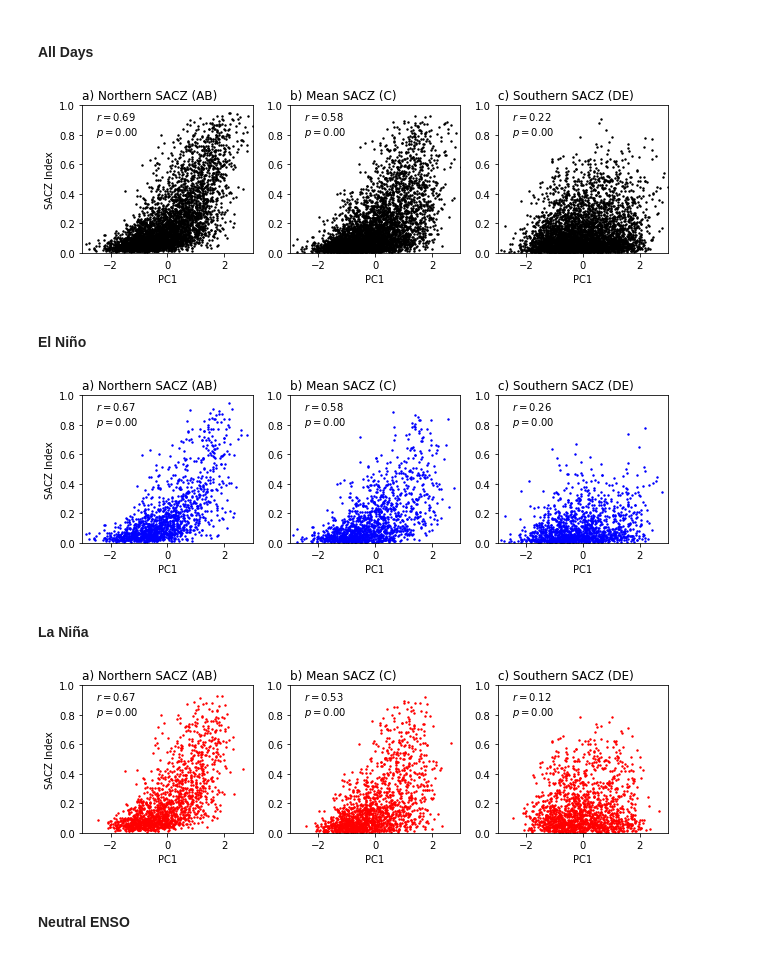
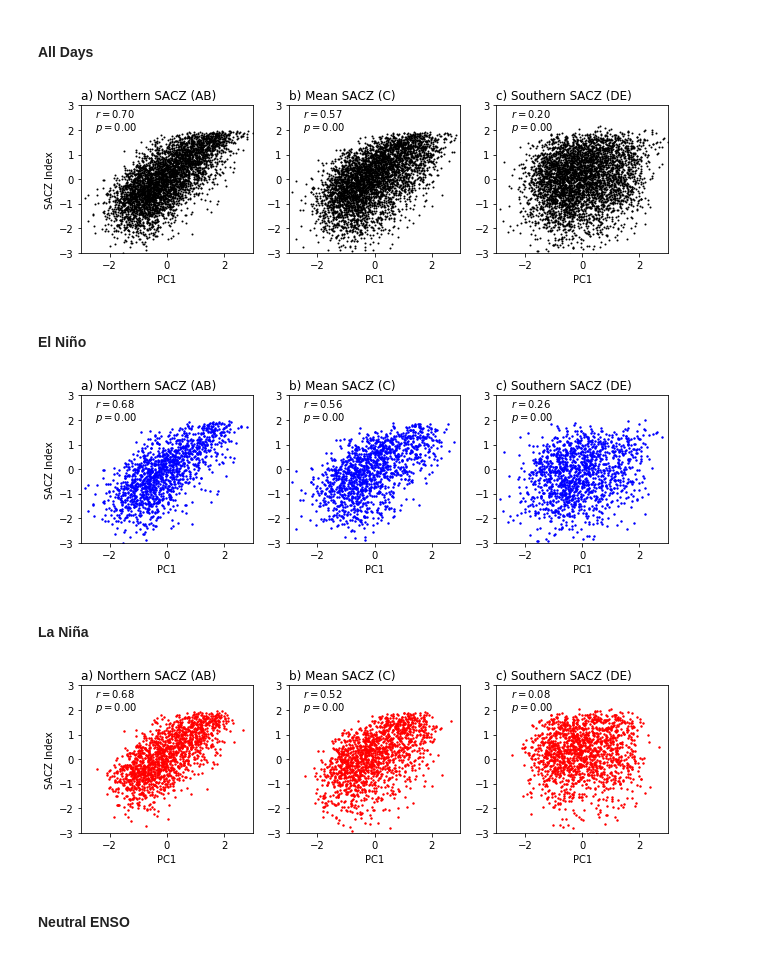
Before and after one commit to davidmnielsen/hugo_sacz_indices, a Jupyter notebook: Hugo_SACZ_Index_Correlations.ipynb, the cells around one changed output. Saved outputs shown, nothing was run; the diff lists cells and outputs as text; code cells hidden in the pictures.

```diff
--- a/Hugo_SACZ_Index_Correlations.ipynb
+++ b/Hugo_SACZ_Index_Correlations.ipynb
@@ -30,0 +63,4 @@ data.head()
+# %%
+data['AB'] = ps.standardize(stats.boxcox(data['AB'].values, 0))
+data['C']  = ps.standardize(stats.boxcox(data['C'] .values, 0))
+data['DE'] = ps.standardize(stats.boxcox(data['DE'].values, 0))
@@ -107,37 +173,38 @@ Correlations between PC1 and SACZ Indices per Month
 # %%
 fig = plt.figure(figsize=(9,3))
 
 fig.add_subplot(131)
-plt.scatter(data['PC1'], data['AB'], s=2, c='k')
+plt.scatter(data['PC1'], data['AB'], s=1, c='k')
 plt.xlabel('PC1'); plt.ylabel('SACZ Index')
 r, p = stats.pearsonr(data['PC1'], data['AB'])
-plt.text(-2.5, 0.9, r'$r=%.2f$' %r)
-plt.text(-2.5, 0.8, r'$p=%.2f$' %p)
-plt.ylim((0,1)); plt.xlim((-3,3))
+plt.text(-2.5, 2.5, r'$r=%.2f$' %r)
+plt.text(-2.5, 2.0, r'$p=%.2f$' %p)
+plt.ylim((-3,3)); plt.xlim((-3,3))
 plt.title('a) Northern SACZ (AB)', loc='left')
 
 fig.add_subplot(132)
-plt.scatter(data['PC1'], data['C'], s=2, c='k')
+plt.scatter(data['PC1'], data['C'], s=1, c='k')
 plt.xlabel('PC1'); # plt.ylabel('SACZ Index')
 r, p = stats.pearsonr(data['PC1'], data['C'])
-plt.text(-2.5, 0.9, r'$r=%.2f$' %r)
-plt.text(-2.5, 0.8, r'$p=%.2f$' %p)
-plt.ylim((0,1)); plt.xlim((-3,3))
+plt.text(-2.5, 2.5, r'$r=%.2f$' %r)
+plt.text(-2.5, 2.0, r'$p=%.2f$' %p)
+plt.ylim((-3,3)); plt.xlim((-3,3))
 plt.title('b) Mean SACZ (C)', loc='left')
 
 fig.add_subplot(133)
-plt.scatter(data['PC1'], data['DE'], s=2, c='k')
+plt.scatter(data['PC1'], data['DE'], s=1, c='k')
 plt.xlabel('PC1'); # plt.ylabel('SACZ Index')
 r, p = stats.pearsonr(data['PC1'], data['DE'])
-plt.text(-2.5, 0.9, r'$r=%.2f$' %r)
-plt.text(-2.5, 0.8, r'$p=%.2f$' %p)
-plt.ylim((0,1)); plt.xlim((-3,3))
+plt.text(-2.5, 2.5, r'$r=%.2f$' %r)
+plt.text(-2.5, 2.0, r'$p=%.2f$' %p)
+plt.ylim((-3,3)); plt.xlim((-3,3))
 plt.title('c) Southern SACZ (DE)', loc='left')
 
 plt.tight_layout()
 plt.show()
+fig.savefig('Scatter_All.png', dpi=300)
 # %% [output]
-[figure, old version]
+[figure, new version]
 # %% [markdown]
 #### El Niño
 # %%
@@ -147,34 +214,34 @@ fig.add_subplot(131)
 plt.scatter(en['PC1'], en['AB'], s=2, c='b')
 plt.xlabel('PC1'); plt.ylabel('SACZ Index')
 r, p = stats.pearsonr(en['PC1'], en['AB'])
-plt.text(-2.5, 0.9, r'$r=%.2f$' %r)
-plt.text(-2.5, 0.8, r'$p=%.2f$' %p)
-plt.ylim((0,1)); plt.xlim((-3,3))
+plt.text(-2.5, 2.5, r'$r=%.2f$' %r)
+plt.text(-2.5, 2.0, r'$p=%.2f$' %p)
+plt.ylim((-3,3)); plt.xlim((-3,3))
 plt.title('a) Northern SACZ (AB)', loc='left')
 
 fig.add_subplot(132)
 plt.scatter(en['PC1'], en['C'], s=2, c='b')
 plt.xlabel('PC1'); # plt.ylaben('SACZ Index')
 r, p = stats.pearsonr(en['PC1'], en['C'])
-plt.text(-2.5, 0.9, r'$r=%.2f$' %r)
-plt.text(-2.5, 0.8, r'$p=%.2f$' %p)
-plt.ylim((0,1)); plt.xlim((-3,3))
+plt.text(-2.5, 2.5, r'$r=%.2f$' %r)
+plt.text(-2.5, 2.0, r'$p=%.2f$' %p)
+plt.ylim((-3,3)); plt.xlim((-3,3))
 plt.title('b) Mean SACZ (C)', loc='left')
 
 fig.add_subplot(133)
 plt.scatter(en['PC1'], en['DE'], s=2, c='b')
 plt.xlabel('PC1'); # plt.ylaben('SACZ Index')
 r, p = stats.pearsonr(en['PC1'], en['DE'])
-plt.text(-2.5, 0.9, r'$r=%.2f$' %r)
-plt.text(-2.5, 0.8, r'$p=%.2f$' %p)
-plt.ylim((0,1)); plt.xlim((-3,3))
+plt.text(-2.5, 2.5, r'$r=%.2f$' %r)
+plt.text(-2.5, 2.0, r'$p=%.2f$' %p)
+plt.ylim((-3,3)); plt.xlim((-3,3))
 plt.title('c) Southern SACZ (DE)', loc='left')
 
 plt.tight_layout()
 plt.show()
 fig.savefig('Scatter_EN.png', dpi=300)
 # %% [output]
-[figure, old version]
+[figure, new version]
 # %% [markdown]
 #### La Niña
 # %%
@@ -184,34 +251,34 @@ fig.add_subplot(131)
 plt.scatter(ln['PC1'], ln['AB'], s=2, c='r')
 plt.xlabel('PC1'); plt.ylabel('SACZ Index')
 r, p = stats.pearsonr(ln['PC1'], ln['AB'])
-plt.text(-2.5, 0.9, r'$r=%.2f$' %r)
-plt.text(-2.5, 0.8, r'$p=%.2f$' %p)
-plt.ylim((0,1)); plt.xlim((-3,3))
+plt.text(-2.5, 2.5, r'$r=%.2f$' %r)
+plt.text(-2.5, 2.0, r'$p=%.2f$' %p)
+plt.ylim((-3,3)); plt.xlim((-3,3))
 plt.title('a) Northern SACZ (AB)', loc='left')
 
 fig.add_subplot(132)
 plt.scatter(ln['PC1'], ln['C'], s=2, c='r')
 plt.xlabel('PC1'); # plt.ylaben('SACZ Index')
 r, p = stats.pearsonr(ln['PC1'], ln['C'])
-plt.text(-2.5, 0.9, r'$r=%.2f$' %r)
-plt.text(-2.5, 0.8, r'$p=%.2f$' %p)
-plt.ylim((0,1)); plt.xlim((-3,3))
+plt.text(-2.5, 2.5, r'$r=%.2f$' %r)
+plt.text(-2.5, 2.0, r'$p=%.2f$' %p)
+plt.ylim((-3,3)); plt.xlim((-3,3))
 plt.title('b) Mean SACZ (C)', loc='left')
 
 fig.add_subplot(133)
 plt.scatter(ln['PC1'], ln['DE'], s=2, c='r')
 plt.xlabel('PC1'); # plt.ylaben('SACZ Index')
 r, p = stats.pearsonr(ln['PC1'], ln['DE'])
-plt.text(-2.5, 0.9, r'$r=%.2f$' %r)
-plt.text(-2.5, 0.8, r'$p=%.2f$' %p)
-plt.ylim((0,1)); plt.xlim((-3,3))
+plt.text(-2.5, 2.5, r'$r=%.2f$' %r)
+plt.text(-2.5, 2.0, r'$p=%.2f$' %p)
+plt.ylim((-3,3)); plt.xlim((-3,3))
 plt.title('c) Southern SACZ (DE)', loc='left')
 
 plt.tight_layout()
 plt.show()
 fig.savefig('Scatter_LN.png', dpi=300)
 # %% [output]
-[figure, old version]
+[figure, new version]
 # %% [markdown]
 #### Neutral ENSO
 # %%
```
Also changed, not shown: parts of 10 cells of this notebook, 7 other files.
